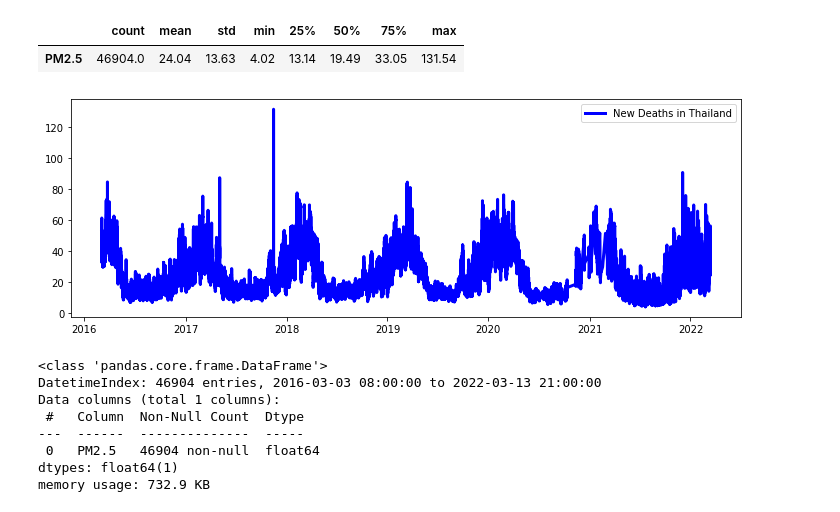
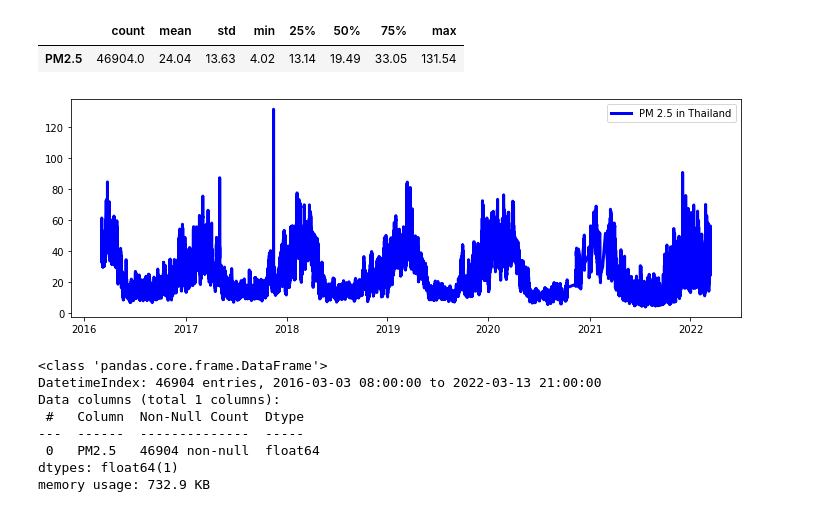
Before and after one commit to anothai-charoensak/LSTM-PM2.5-Prediction-of-Thailand, a Jupyter notebook: LSTM_PM2.5_1.ipynb, the cells around one changed output. Drawn from its saved outputs; the diff is of its cells as text; code cells hidden in the pictures.

```diff
--- a/LSTM_PM2.5_1.ipynb
+++ b/LSTM_PM2.5_1.ipynb
@@ -43,12 +43,12 @@ df.describe().round(2).T
 # %%
 #มลพิษ ประเทศไทย ค่า PM 2.5 ไม่ควรเกิน 50 ไมโครกรัมต่อลูกบาศก์เมตรใน 24 ชั่วโมง
 
 plt.figure(figsize=(12, 4))
-plt.plot(df, 'b', lw=3.0, label='New Deaths in Thailand')
+plt.plot(df, 'b', lw=3.0, label='PM 2.5 in Thailand')
 plt.legend()
 plt.show()
 # %% [output]
-[figure, old version]
+[figure, new version]
 # %%
 df.info()
 df.shape
```
Also changed, not shown: parts of 9 cells of this notebook.
